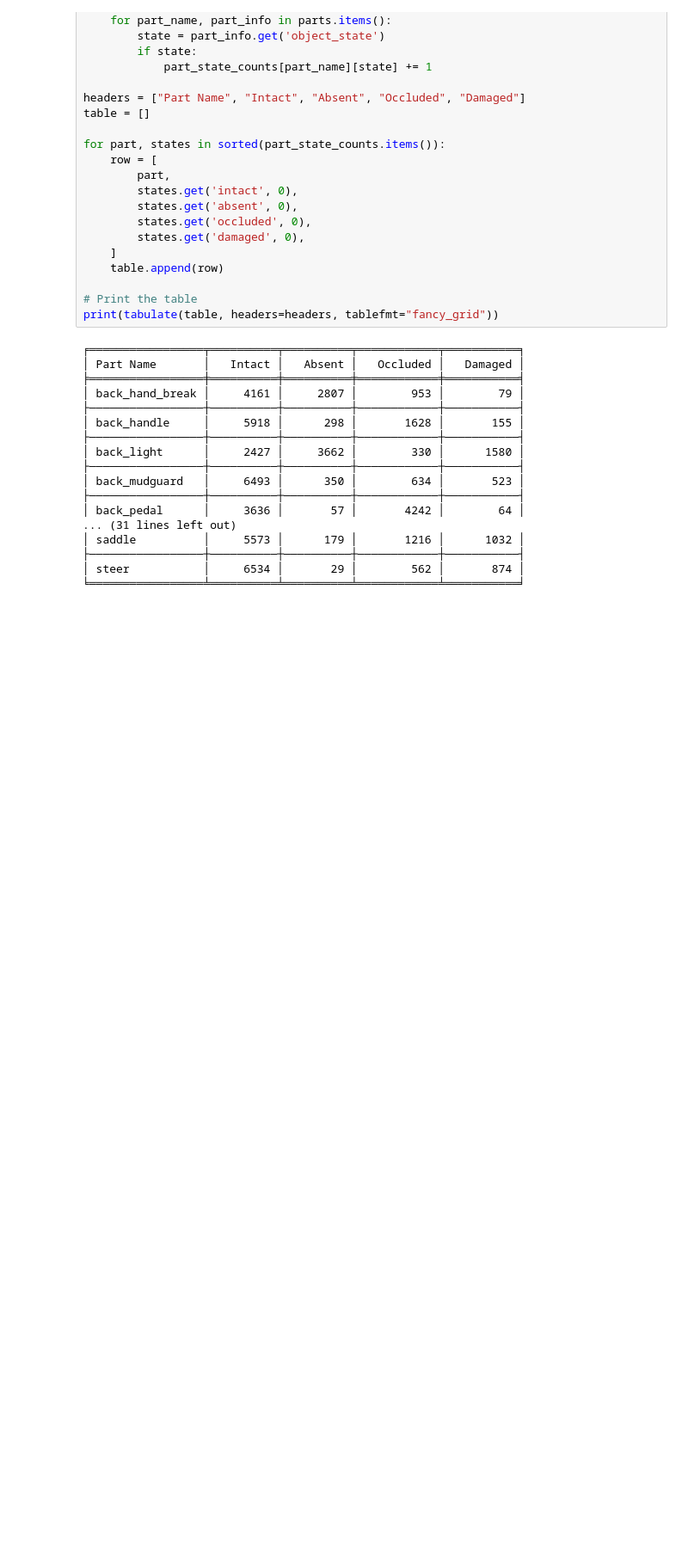
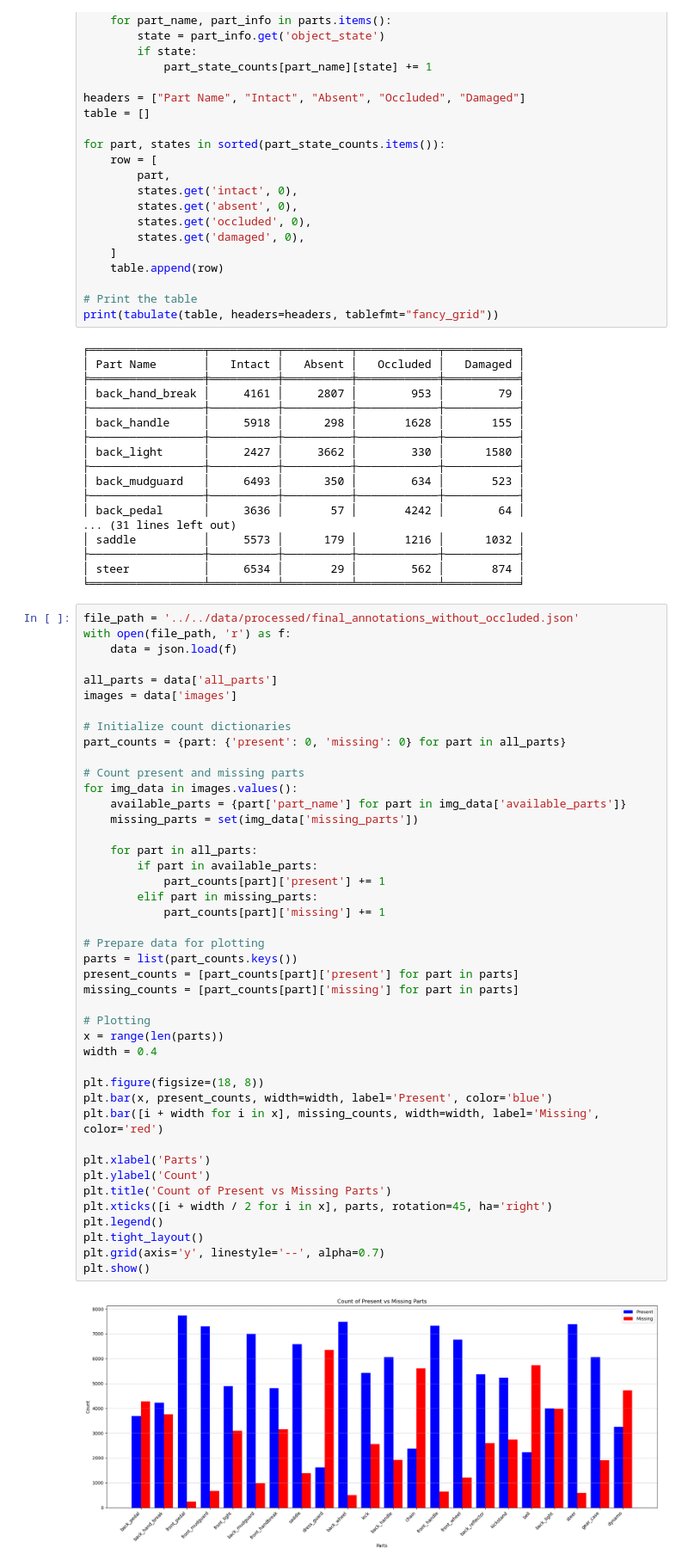
Before and after one commit to SakrIsmail/Thesis, a Jupyter notebook: notebooks/visuals/visual.ipynb, the cells around one changed output. Shown at 86% size. Saved outputs shown, nothing was run; the diff lists cells and outputs as text; blank space fills up the shorter version.

```diff
--- a/notebooks/visuals/visual.ipynb
+++ b/notebooks/visuals/visual.ipynb
@@ -224,3 +224,48 @@ print(tabulate(table, headers=headers, tablefmt="fancy_grid"))
 ├─────────────────┼──────────┼──────────┼────────────┼───────────┤
 │ steer           │     6534 │       29 │        562 │       874 │
 ╘═════════════════╧══════════╧══════════╧════════════╧═══════════╛
+# %%
+file_path = '../../data/processed/final_annotations_without_occluded.json'
+with open(file_path, 'r') as f:
+    data = json.load(f)
+
+all_parts = data['all_parts']
+images = data['images']
+
+# Initialize count dictionaries
+part_counts = {part: {'present': 0, 'missing': 0} for part in all_parts}
+
+# Count present and missing parts
+for img_data in images.values():
+    available_parts = {part['part_name'] for part in img_data['available_parts']}
+    missing_parts = set(img_data['missing_parts'])
+
+    for part in all_parts:
+        if part in available_parts:
+            part_counts[part]['present'] += 1
+        elif part in missing_parts:
+            part_counts[part]['missing'] += 1
+
+# Prepare data for plotting
+parts = list(part_counts.keys())
+present_counts = [part_counts[part]['present'] for part in parts]
+missing_counts = [part_counts[part]['missing'] for part in parts]
+
+# Plotting
+x = range(len(parts))
+width = 0.4
+
+plt.figure(figsize=(18, 8))
+plt.bar(x, present_counts, width=width, label='Present', color='blue')
+plt.bar([i + width for i in x], missing_counts, width=width, label='Missing', color='red')
+
+plt.xlabel('Parts')
+plt.ylabel('Count')
+plt.title('Count of Present vs Missing Parts')
+plt.xticks([i + width / 2 for i in x], parts, rotation=45, ha='right')
+plt.legend()
+plt.tight_layout()
+plt.grid(axis='y', linestyle='--', alpha=0.7)
+plt.show()
+# %% [output]
+[figure, added]
```
Also changed, not shown: parts of 1 cell of this notebook, 7 other files.
